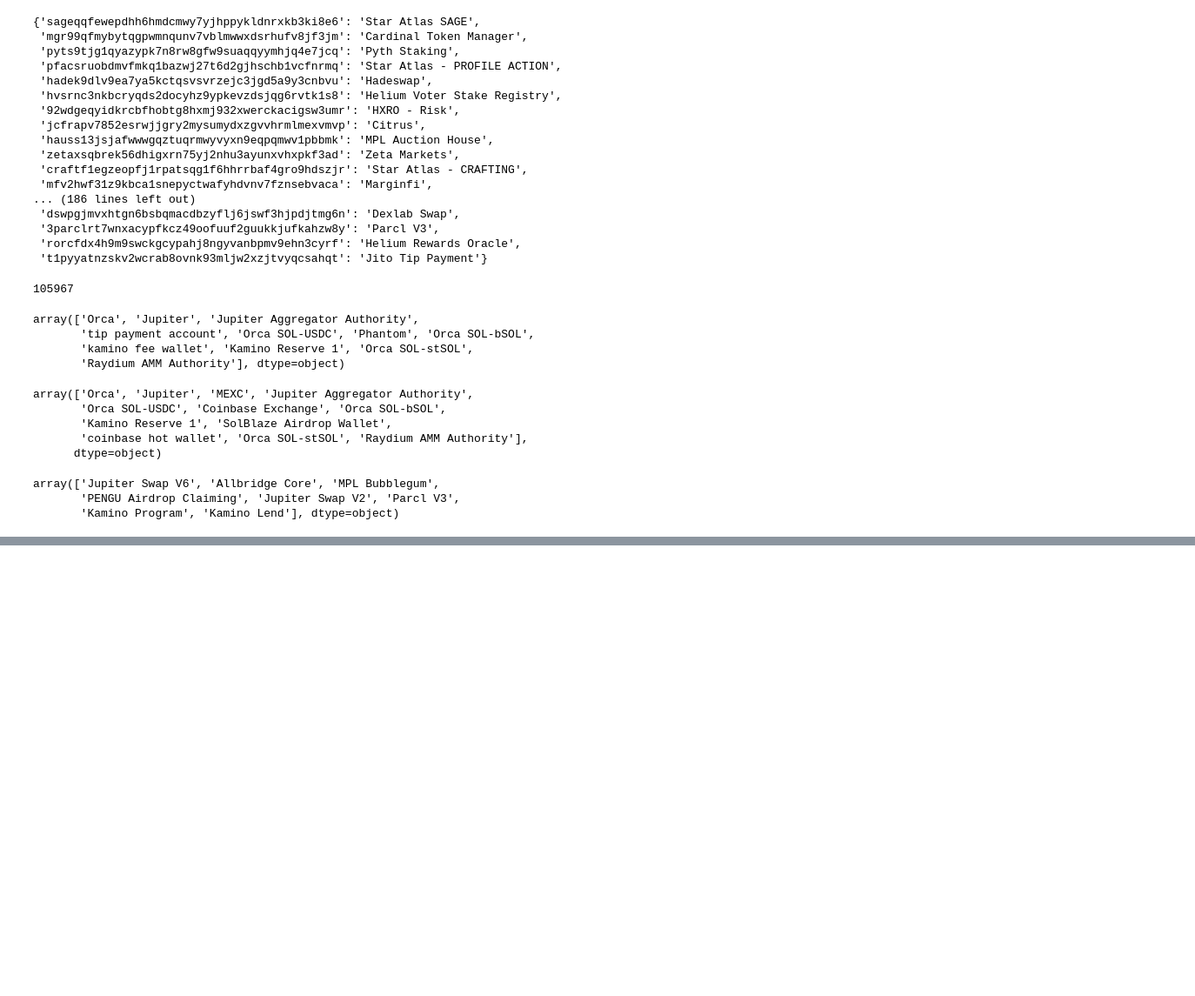
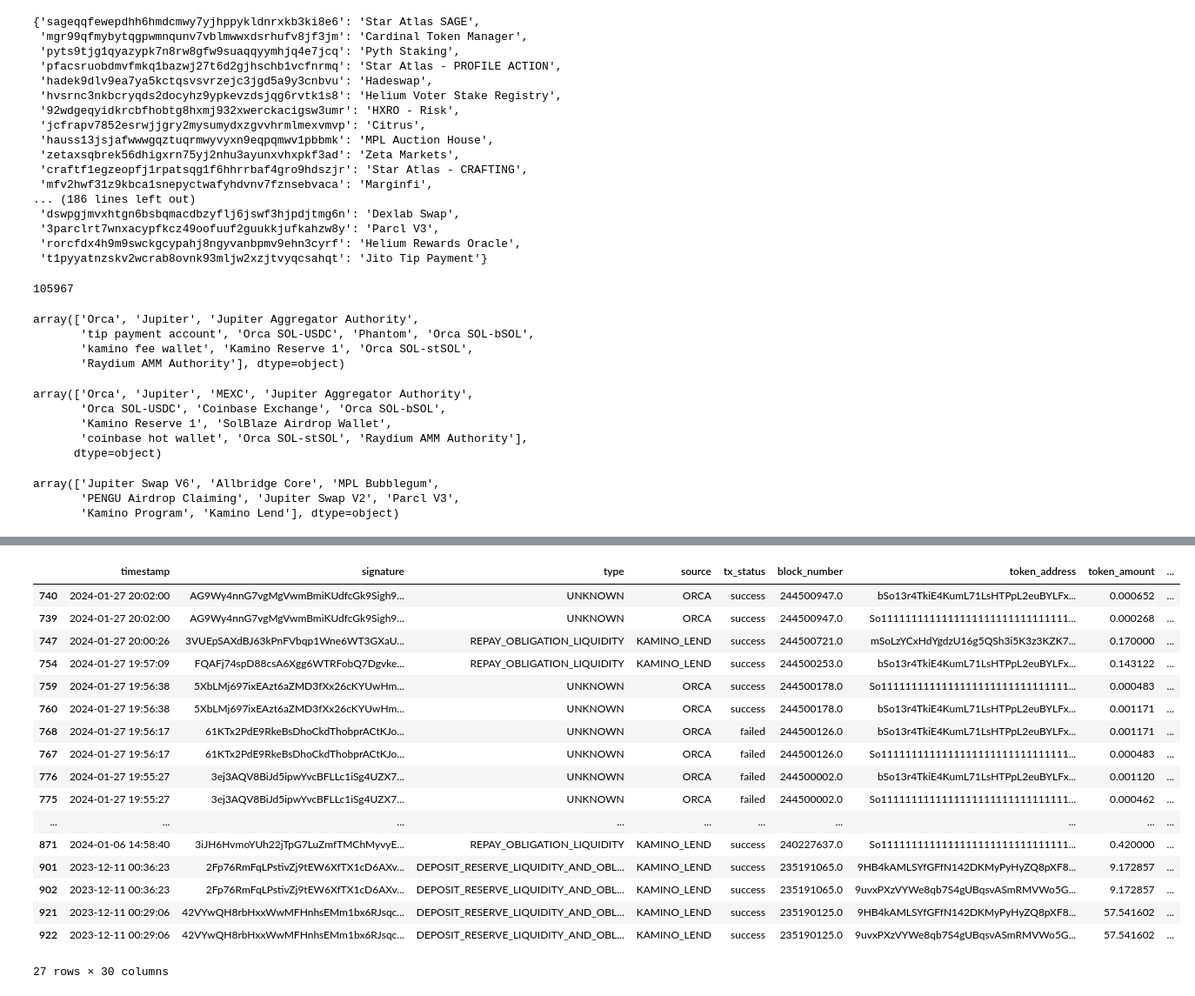
Before and after one commit to apostleoffinance/Solana-Forensic-Analysis-Tool, a Jupyter notebook: notebooks/05_entity_labeling.ipynb, the cells around one changed output, grey strips where cells are left out. Shown at 87% size. Saved outputs shown, nothing was run; the diff lists cells and outputs as text; code cells hidden in the pictures; blank space fills up the shorter version.

```diff
--- a/notebooks/05_entity_labeling.ipynb
+++ b/notebooks/05_entity_labeling.ipynb
@@ -456,0 +494,33 @@ array(['Jupiter Swap V6', 'Allbridge Core', 'MPL Bubblegum',
+# %%
+# Rule-based categorization function
+def classify_category(entity):
+    entity = entity.lower()
+
+    # Exchanges
+    if any(keyword in entity for keyword in ['openbook', 'raydium', 'orca', 'jupiter', 'meteora', 'coinbase']):
+        return 'Exchange'
+
+    # NFT Traders or Platforms
+    if any(keyword in entity for keyword in ['magic eden', 'nft', 'digitaleyes', 'tensor']):
+        return 'NFT Trader'
+
+    # Rug pulls (hardcoded suspicious names or memes)
+    if any(keyword in entity for keyword in ['rug', 'bricked', 'scam', 'meme']):
+        return 'Rug Pull'
+
+    if any(keyword in entity for keyword in ['allbridge']):
+        return 'Bridge'
+
+    if any(keyword in entity for keyword in ['airdrop','pengu']):
+        return 'Airdrop'
+
+    # DeFi protocols
+    if any(keyword in entity for keyword in ['uxd', 'usdh', 'softt', 'vault', 'solend', 'lending','lend','kamino','parcl']):
+        return 'DeFi Protocol'
+
+    # Default fallback
+    return 'Other'
+# %%
+test_wallet_timeseries['sender_category'] = test_wallet_timeseries['sender_name'].apply(classify_category)
+test_wallet_timeseries['receiver_category'] = test_wallet_timeseries['receiver_name'].apply(classify_category)
+test_wallet_timeseries['program_category'] = test_wallet_timeseries['program_name'].apply(classify_category)
@@ -456,0 +547,21 @@ array(['Jupiter Swap V6', 'Allbridge Core', 'MPL Bubblegum',
+# %%
+test_wallet_timeseries[~test_wallet_timeseries['receiver_category'].isin(['Other','Exchange'])]
+# %% [output]
+|  | timestamp | signature | type | source | tx_status | block_number | token_address | token_amount | ... |
+| 740 | 2024-01-27 20:02:00 | AG9Wy4nnG7vgMgVwmBmiKUdfcGk9Sigh9... | UNKNOWN | ORCA | success | 244500947.0 | bSo13r4TkiE4KumL71LsHTPpL2euBYLFx... | 0.000652 | ... |
+| 739 | 2024-01-27 20:02:00 | AG9Wy4nnG7vgMgVwmBmiKUdfcGk9Sigh9... | UNKNOWN | ORCA | success | 244500947.0 | So1111111111111111111111111111111... | 0.000268 | ... |
+| 747 | 2024-01-27 20:00:26 | 3VUEpSAXdBJ63kPnFVbqp1Wne6WT3GXaU... | REPAY_OBLIGATION_LIQUIDITY | KAMINO_LEND | success | 244500721.0 | mSoLzYCxHdYgdzU16g5QSh3i5K3z3KZK7... | 0.170000 | ... |
+| 754 | 2024-01-27 19:57:09 | FQAFj74spD88csA6Xgg6WTRFobQ7Dgvke... | REPAY_OBLIGATION_LIQUIDITY | KAMINO_LEND | success | 244500253.0 | bSo13r4TkiE4KumL71LsHTPpL2euBYLFx... | 0.143122 | ... |
+| 759 | 2024-01-27 19:56:38 | 5XbLMj697ixEAzt6aZMD3fXx26cKYUwHm... | UNKNOWN | ORCA | success | 244500178.0 | So1111111111111111111111111111111... | 0.000483 | ... |
+| 760 | 2024-01-27 19:56:38 | 5XbLMj697ixEAzt6aZMD3fXx26cKYUwHm... | UNKNOWN | ORCA | success | 244500178.0 | bSo13r4TkiE4KumL71LsHTPpL2euBYLFx... | 0.001171 | ... |
+| 768 | 2024-01-27 19:56:17 | 61KTx2PdE9RkeBsDhoCkdThobprACtKJo... | UNKNOWN | ORCA | failed | 244500126.0 | bSo13r4TkiE4KumL71LsHTPpL2euBYLFx... | 0.001171 | ... |
+| 767 | 2024-01-27 19:56:17 | 61KTx2PdE9RkeBsDhoCkdThobprACtKJo... | UNKNOWN | ORCA | failed | 244500126.0 | So1111111111111111111111111111111... | 0.000483 | ... |
+| 776 | 2024-01-27 19:55:27 | 3ej3AQV8BiJd5ipwYvcBFLLc1iSg4UZX7... | UNKNOWN | ORCA | failed | 244500002.0 | bSo13r4TkiE4KumL71LsHTPpL2euBYLFx... | 0.001120 | ... |
+| 775 | 2024-01-27 19:55:27 | 3ej3AQV8BiJd5ipwYvcBFLLc1iSg4UZX7... | UNKNOWN | ORCA | failed | 244500002.0 | So1111111111111111111111111111111... | 0.000462 | ... |
+| ... | ... | ... | ... | ... | ... | ... | ... | ... | ... |
+| 871 | 2024-01-06 14:58:40 | 3iJH6HvmoYUh22jTpG7LuZmfTMChMyvyE... | REPAY_OBLIGATION_LIQUIDITY | KAMINO_LEND | success | 240227637.0 | So1111111111111111111111111111111... | 0.420000 | ... |
+| 901 | 2023-12-11 00:36:23 | 2Fp76RmFqLPstivZj9tEW6XfTX1cD6AXv... | DEPOSIT_RESERVE_LIQUIDITY_AND_OBL... | KAMINO_LEND | success | 235191065.0 | 9HB4kAMLSYfGFfN142DKMyPyHyZQ8pXF8... | 9.172857 | ... |
+| 902 | 2023-12-11 00:36:23 | 2Fp76RmFqLPstivZj9tEW6XfTX1cD6AXv... | DEPOSIT_RESERVE_LIQUIDITY_AND_OBL... | KAMINO_LEND | success | 235191065.0 | 9uvxPXzVYWe8qb7S4gUBqsvASmRMVWo5G... | 9.172857 | ... |
+| 921 | 2023-12-11 00:29:06 | 42VYwQH8rbHxxWwMFHnhsEMm1bx6RJsqc... | DEPOSIT_RESERVE_LIQUIDITY_AND_OBL... | KAMINO_LEND | success | 235190125.0 | 9HB4kAMLSYfGFfN142DKMyPyHyZQ8pXF8... | 57.541602 | ... |
+| 922 | 2023-12-11 00:29:06 | 42VYwQH8rbHxxWwMFHnhsEMm1bx6RJsqc... | DEPOSIT_RESERVE_LIQUIDITY_AND_OBL... | KAMINO_LEND | success | 235190125.0 | 9uvxPXzVYWe8qb7S4gUBqsvASmRMVWo5G... | 57.541602 | ... |
+27 rows × 30 columns
```
Also changed, not shown: parts of 8 cells of this notebook, 3 other files.
